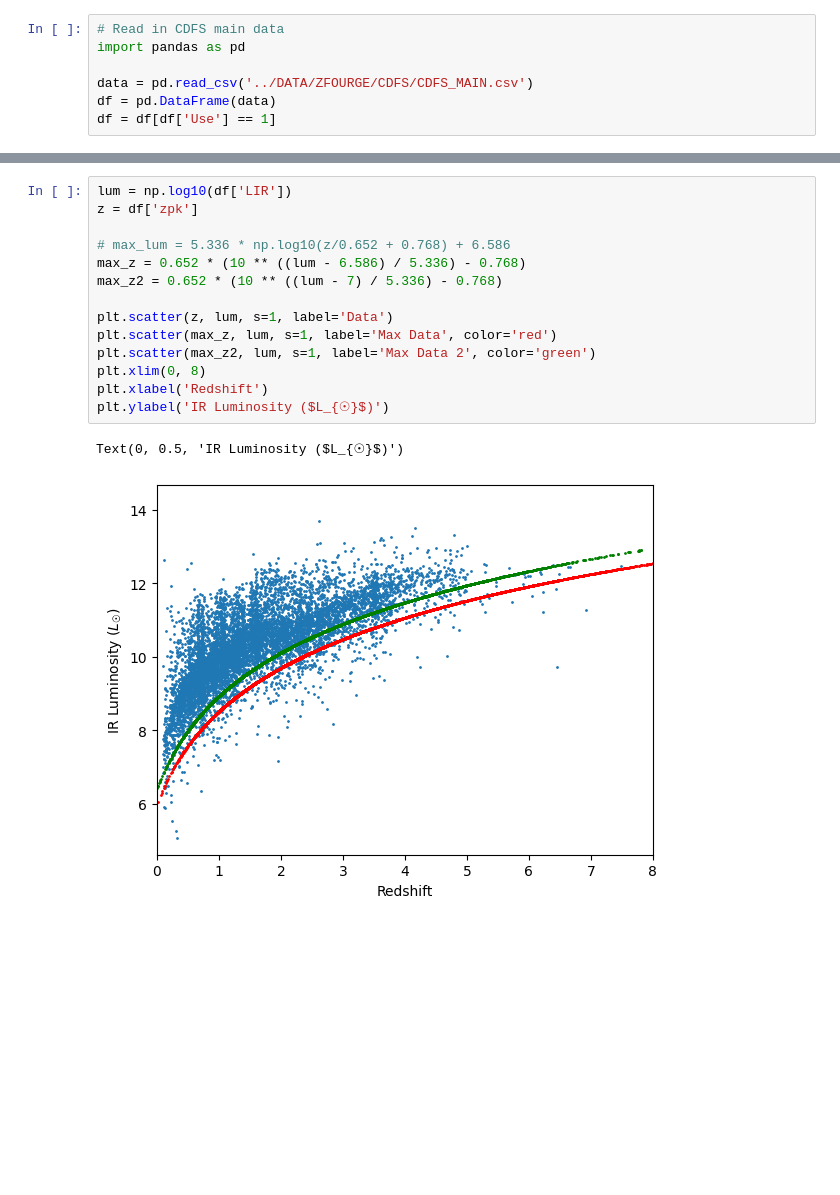
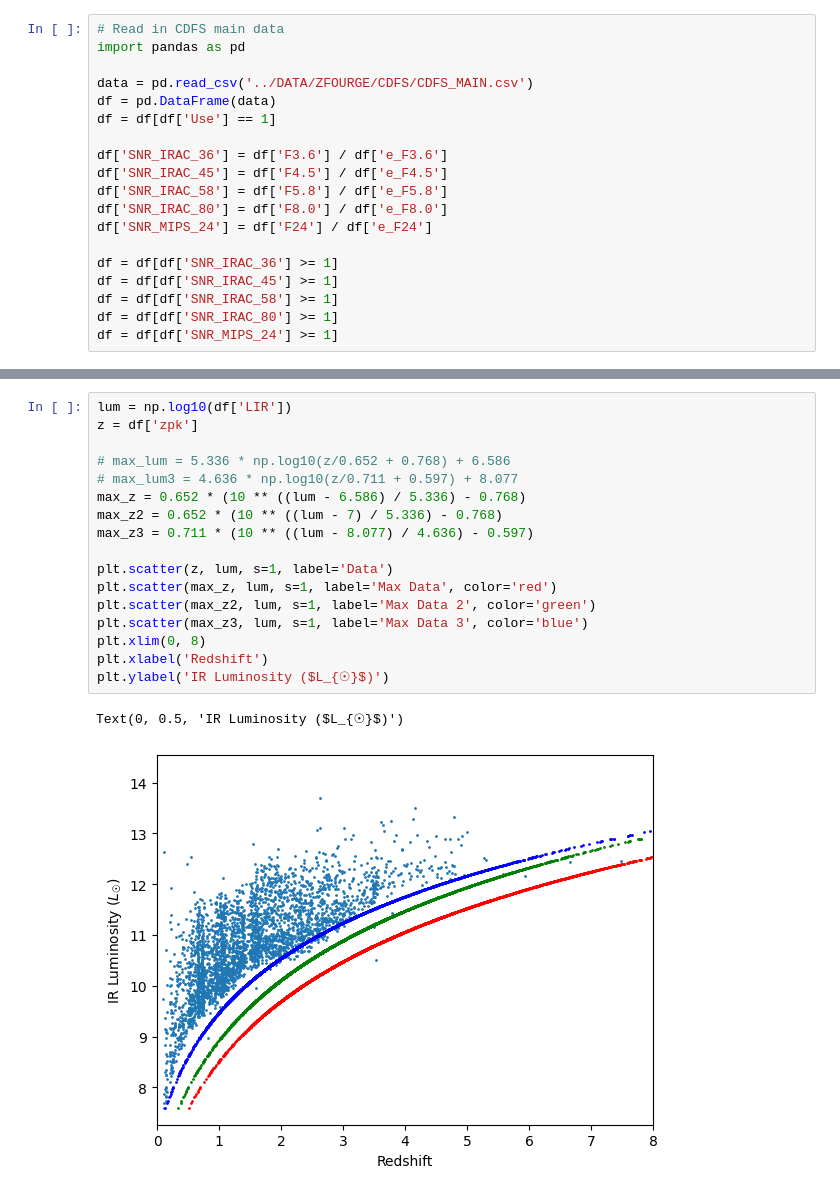
Before and after one commit to daniel-lyon/MPhil-Code, a Jupyter notebook: LUMFUNCS/test.ipynb, the cells around one changed output, grey strips where cells are left out. Saved outputs shown, nothing was run; the diff lists cells and outputs as text; blank space fills up the shorter version.

```diff
--- a/LUMFUNCS/test.ipynb
+++ b/LUMFUNCS/test.ipynb
@@ -5,6 +5,18 @@ import pandas as pd
 data = pd.read_csv('../DATA/ZFOURGE/CDFS/CDFS_MAIN.csv')
 df = pd.DataFrame(data)
 df = df[df['Use'] == 1]
+
+df['SNR_IRAC_36'] = df['F3.6'] / df['e_F3.6']
+df['SNR_IRAC_45'] = df['F4.5'] / df['e_F4.5']
+df['SNR_IRAC_58'] = df['F5.8'] / df['e_F5.8']
+df['SNR_IRAC_80'] = df['F8.0'] / df['e_F8.0']
+df['SNR_MIPS_24'] = df['F24'] / df['e_F24']
+
+df = df[df['SNR_IRAC_36'] >= 1]
+df = df[df['SNR_IRAC_45'] >= 1]
+df = df[df['SNR_IRAC_58'] >= 1]
+df = df[df['SNR_IRAC_80'] >= 1]
+df = df[df['SNR_MIPS_24'] >= 1]
 # %%
 import numpy as np
 import matplotlib.pyplot as plt
@@ -93,17 +105,20 @@ plt.legend()
 # %%
 lum = np.log10(df['LIR'])
 z = df['zpk']
 
 # max_lum = 5.336 * np.log10(z/0.652 + 0.768) + 6.586
+# max_lum3 = 4.636 * np.log10(z/0.711 + 0.597) + 8.077
 max_z = 0.652 * (10 ** ((lum - 6.586) / 5.336) - 0.768)
 max_z2 = 0.652 * (10 ** ((lum - 7) / 5.336) - 0.768)
+max_z3 = 0.711 * (10 ** ((lum - 8.077) / 4.636) - 0.597)
 
 plt.scatter(z, lum, s=1, label='Data')
 plt.scatter(max_z, lum, s=1, label='Max Data', color='red')
 plt.scatter(max_z2, lum, s=1, label='Max Data 2', color='green')
+plt.scatter(max_z3, lum, s=1, label='Max Data 3', color='blue')
 plt.xlim(0, 8)
 plt.xlabel('Redshift')
 plt.ylabel('IR Luminosity ($L_{☉}$)')
 # %% [output]
 Text(0, 0.5, 'IR Luminosity ($L_{☉}$)')
-[figure, old version]
+[figure, new version]
```
Also changed, not shown: parts of 4 cells of this notebook, 2 other files.
